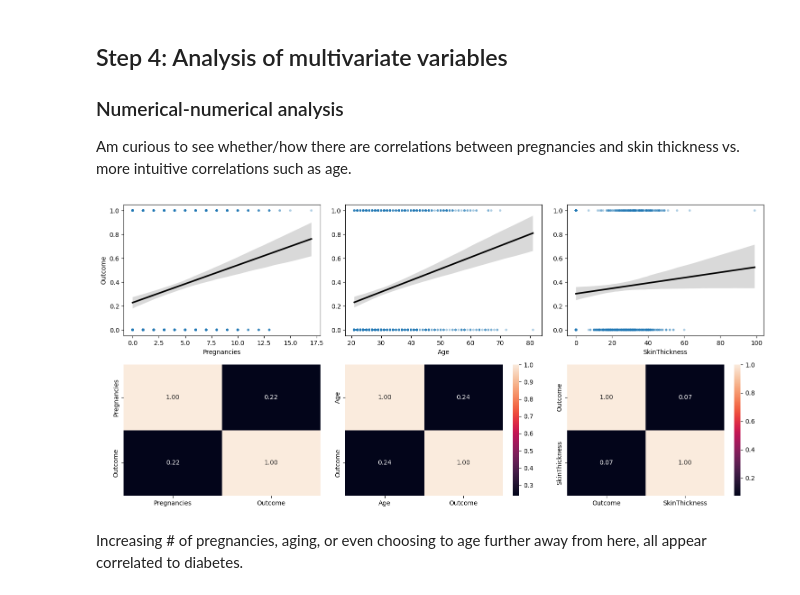
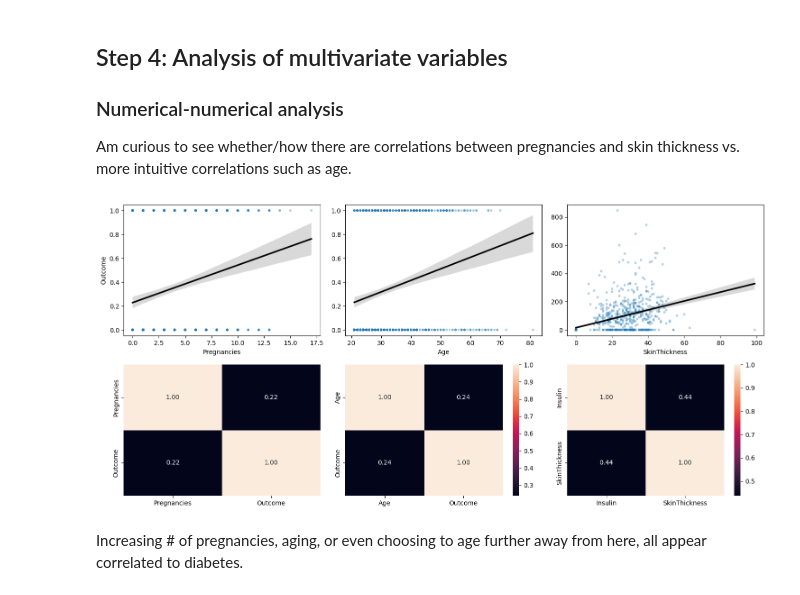
Before and after one commit to 4GeeksAcademy/decision-tree-project-NWinocur, a Jupyter notebook: src/explore.ipynb, the cells around one changed output. Drawn from its saved outputs; the diff is of its cells as text; code cells hidden in the pictures.

```diff
--- a/src/explore.ipynb
+++ b/src/explore.ipynb
@@ -40,5 +40,5 @@ Will do a simple drop_duplicates. I don't see anything like an ID column to need
 # %%
-raw_data.drop_duplicates(inplace=True)
+#raw_data.drop_duplicates(inplace=True)
 
 
 print(raw_data.shape)
@@ -181,36 +176,36 @@ sns.regplot(
     y="Outcome",
     scatter_kws=common_scatter,
     line_kws=common_line,
 ).set(ylabel=None)
 sns.heatmap(
     raw_data[["Age", "Outcome"]].corr(),
     annot=True,
     fmt=".2f",
     ax=axis[1, 1],
 )
 
 sns.regplot(
     ax=axis[0, 2],
     data=raw_data,
     x="SkinThickness",
-    y="Outcome",
+    y="Insulin",
     scatter_kws=common_scatter,
     line_kws=common_line,
 ).set(ylabel=None)
 sns.heatmap(
-    raw_data[["Outcome", "SkinThickness"]].corr(),
+    raw_data[["Insulin", "SkinThickness"]].corr(),
     annot=True,
     fmt=".2f",
     ax=axis[1, 2],
 )
 
 # Adjust the layout
 plt.tight_layout()
 
 # Show the plot
 plt.show()
 # %% [output]
-[figure, old version]
+[figure, new version]
 # %% [markdown]
 Increasing # of pregnancies, aging, or even choosing to age further away from here, all appear correlated to diabetes.
 # %% [markdown]
```
Also changed, not shown: parts of 32 cells of this notebook.
